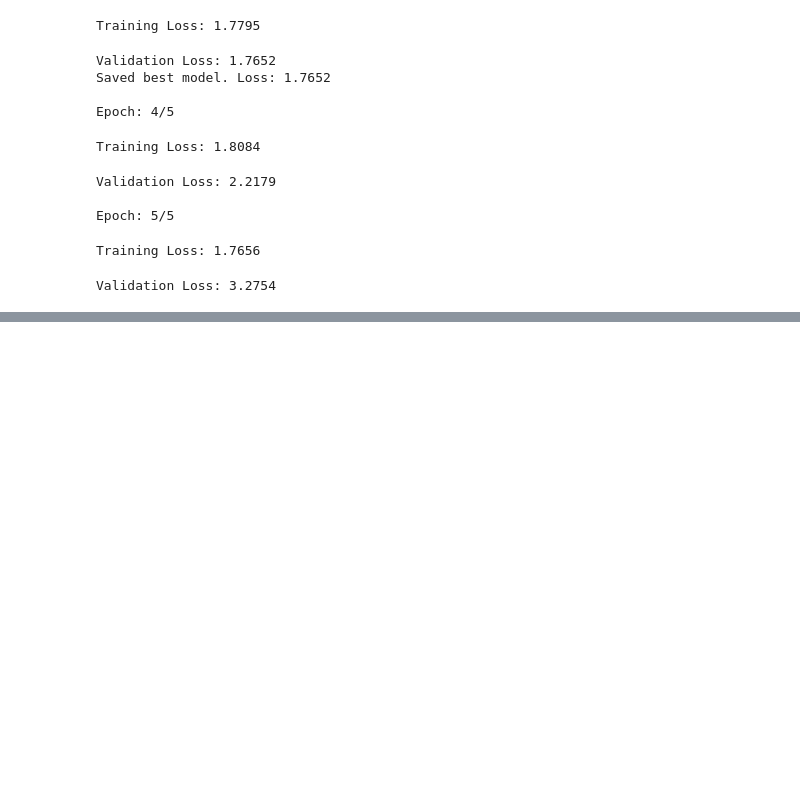
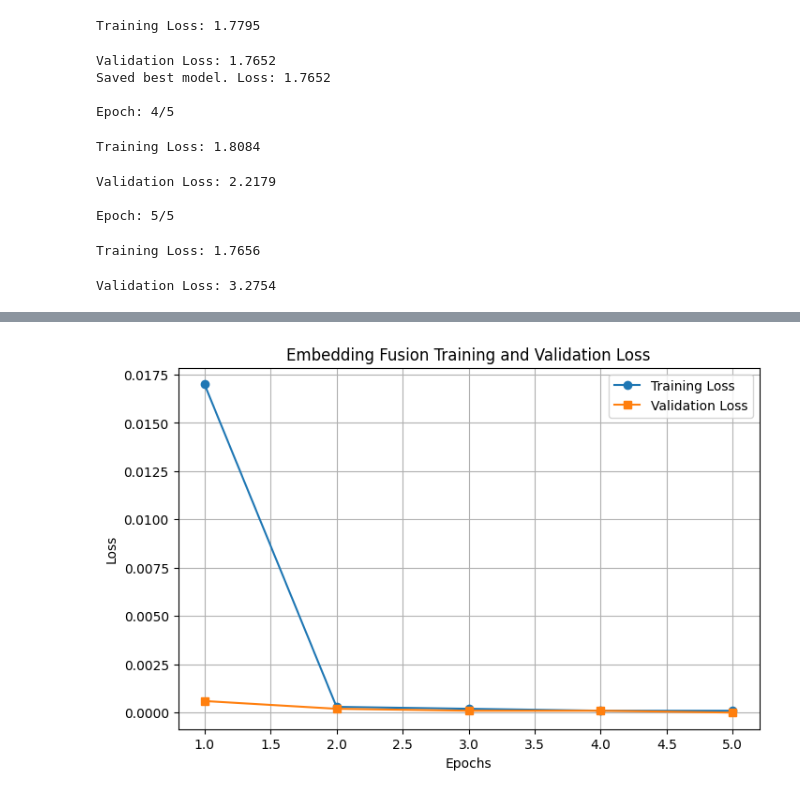
Before and after one commit to Anil-Banjade/Nepali_Multi_Modal, a Jupyter notebook: src/multimodal_embedding_fusion/Nepali_MultiModal.ipynb, the cells around one changed output, grey strips where cells are left out. Drawn from its saved outputs; the diff is of its cells as text; code cells hidden in the pictures; blank space fills up the shorter version.

```diff
--- a/src/multimodal_embedding_fusion/Nepali_MultiModal.ipynb
+++ b/src/multimodal_embedding_fusion/Nepali_MultiModal.ipynb
@@ -153,3 +149,24 @@ ficker8k_images  LICENSE                      requirements.txt  translated_nepal
 !mv contrastive_model.pt /content/drive/MyDrive/Minorproj_Nepali_MultiModal/
 # %%
 !mv fused_embeddings.pt /content/drive/MyDrive/Minorproj_Nepali_MultiModal/
+# %%
+# @title
+import matplotlib.pyplot as plt
+
+epochs = [1, 2, 3, 4, 5]
+train_loss = [0.0170,0.0003,0.0002,0.0001,0.0001]
+valid_loss = [0.0006,0.0002,0.0001,0.0001,0.0000]
+
+plt.figure(figsize=(8, 5))
+plt.plot(epochs, train_loss, marker='o', label='Training Loss')
+plt.plot(epochs, valid_loss, marker='s', label='Validation Loss')
+
+plt.xlabel('Epochs')
+plt.ylabel('Loss')
+plt.title('Embedding Fusion Training and Validation Loss')
+plt.legend()
+plt.grid(True)
+plt.savefig('/content/drive/MyDrive/Minorproj_Nepali_MultiModal/embedding_fusion_model.png', dpi=300)
+plt.show()
+# %% [output]
+[figure, added]
```
Also changed, not shown: parts of 17 cells of this notebook, 11 other files.
